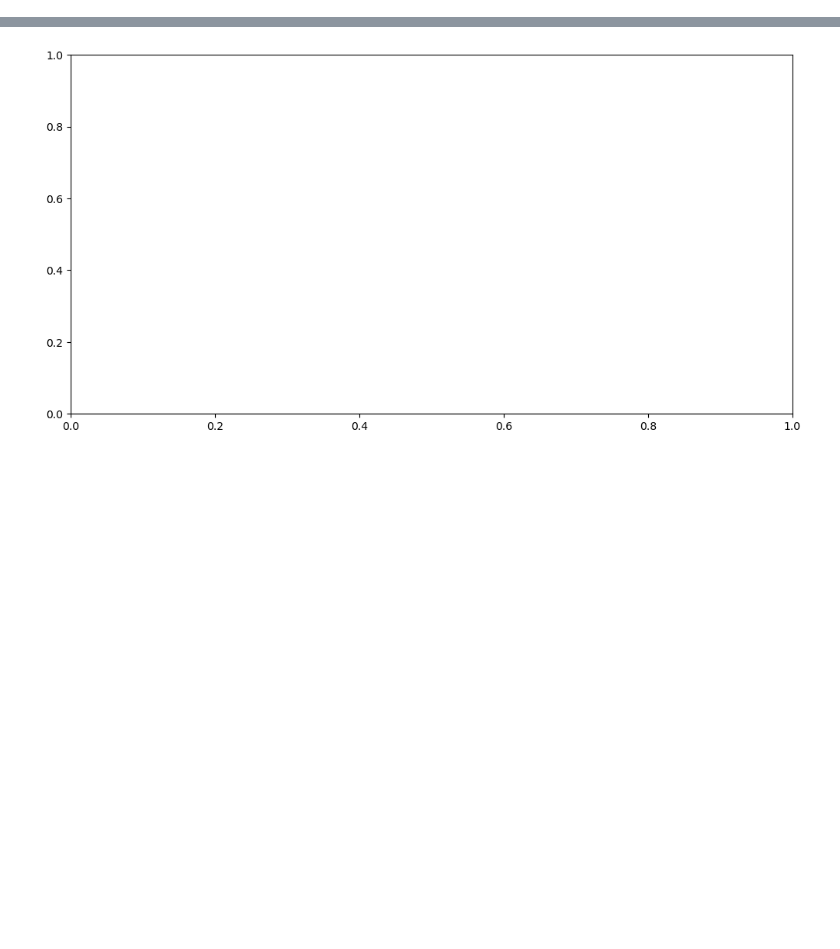
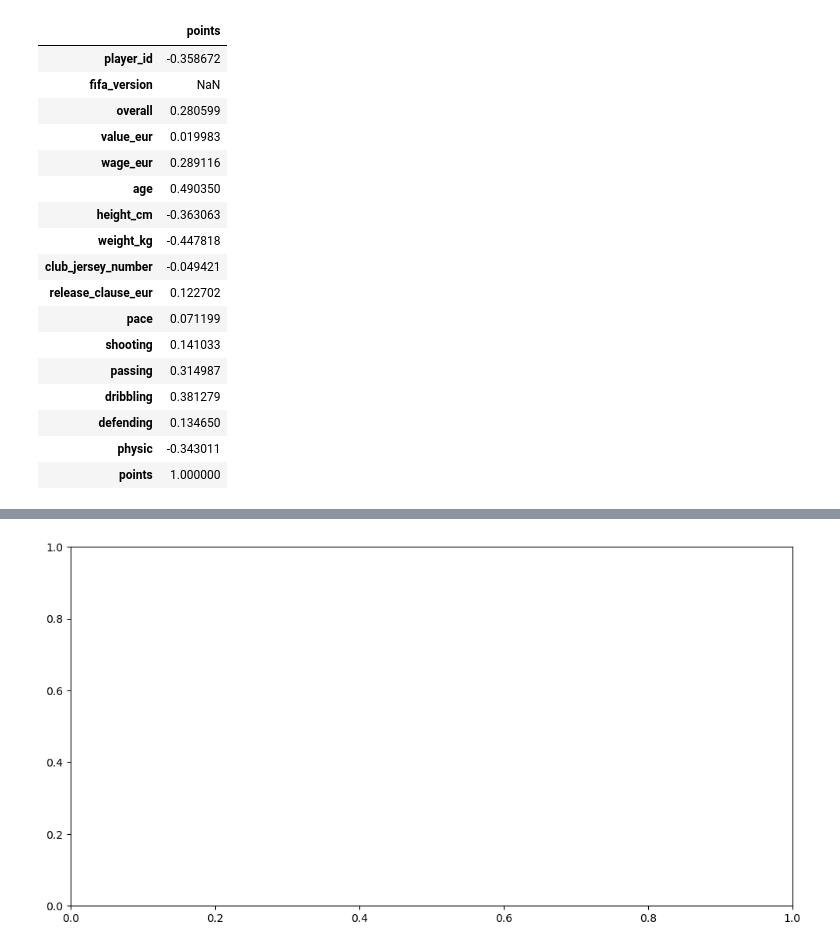
Before and after one commit to gerardrius/Gerard-project-II-v2, a Jupyter notebook: ipynb_files/visualizations.ipynb, the cells around one changed output, grey strips where cells are left out. Saved outputs shown, nothing was run; the diff lists cells and outputs as text; code cells hidden in the pictures; blank space fills up the shorter version.

```diff
--- a/ipynb_files/visualizations.ipynb
+++ b/ipynb_files/visualizations.ipynb
@@ -30,0 +131,26 @@ last_5_years_with_gk = pd.concat([last_5_years, fifa_gk], ignore_index=True, sor
+# %%
+fifa_18_players_corr = pd.DataFrame(fifa_18.corr()['points'])
+fifa_19_players_corr = pd.DataFrame(fifa_19.corr()['points'])
+fifa_21_players_corr = pd.DataFrame(fifa_21.corr()['points'])
+fifa_22_players_corr = pd.DataFrame(fifa_22.corr()['points'])
+# %%
+fifa_18_players_corr
+# %% [output]
+|  | points |
+| player_id | -0.358672 |
+| fifa_version | NaN |
+| overall | 0.280599 |
+| value_eur | 0.019983 |
+| wage_eur | 0.289116 |
+| age | 0.490350 |
+| height_cm | -0.363063 |
+| weight_kg | -0.447818 |
+| club_jersey_number | -0.049421 |
+| release_clause_eur | 0.122702 |
+| pace | 0.071199 |
+| shooting | 0.141033 |
+| passing | 0.314987 |
+| dribbling | 0.381279 |
+| defending | 0.134650 |
+| physic | -0.343011 |
+| points | 1.000000 |
```
Also changed, not shown: parts of 22 cells of this notebook, 2 other files.
